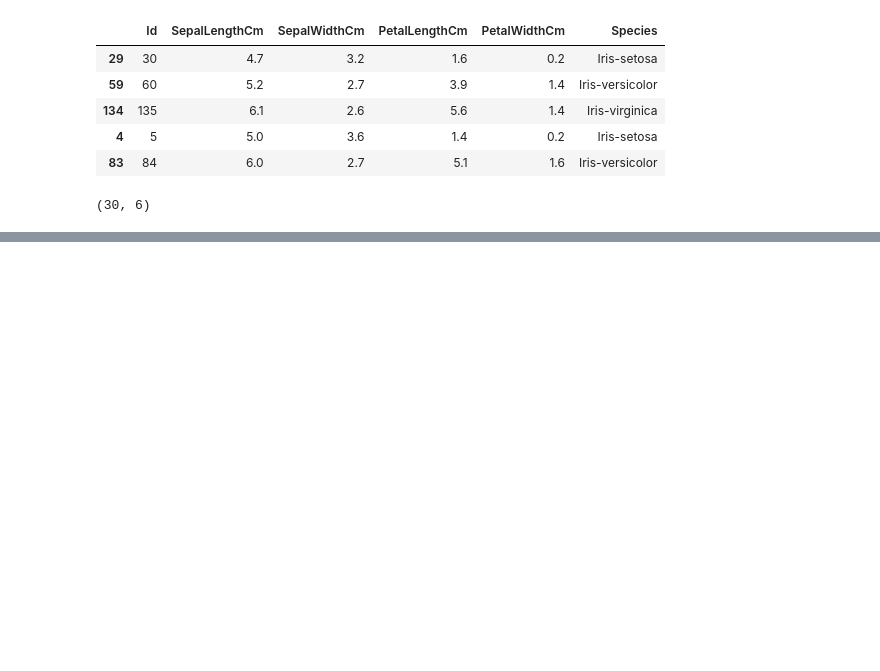
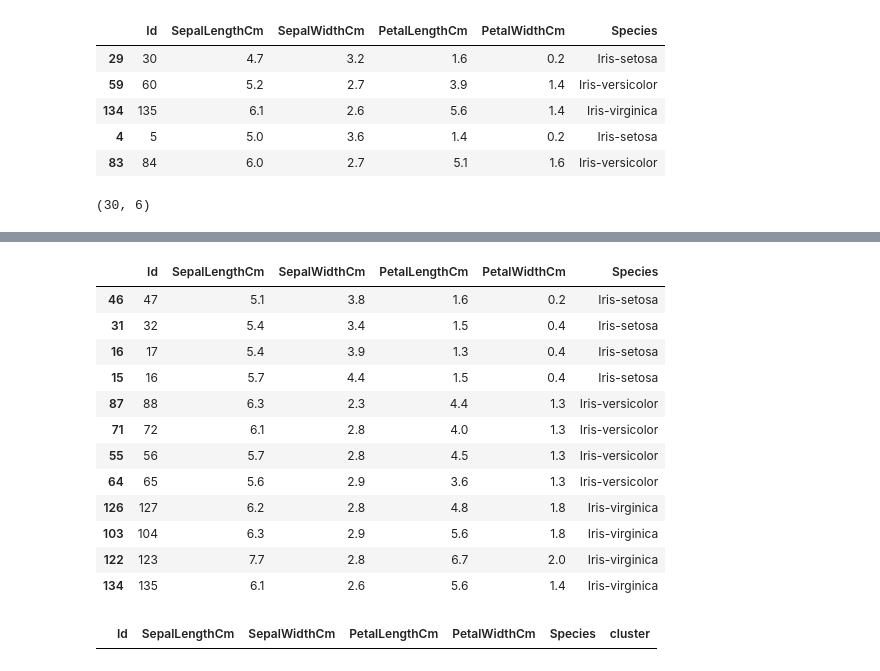
Before and after one commit to ramon-santana-silva/pythonCase, a Jupyter notebook: AmostragemSimples.ipynb, the cells around one changed output, grey strips where cells are left out. Cells and saved outputs as stored; diff of their text form; code cells hidden in the pictures; blank space fills up the shorter version.

```diff
--- a/AmostragemSimples.ipynb
+++ b/AmostragemSimples.ipynb
@@ -35,0 +65,37 @@ amostra_simples.shape
+# %%
+# selecionar de forma aleatoria 2 elementos de cada grupo
+iris_df.groupby('Species',group_keys=False).apply(lambda x: x.sample(4))
+# %% [output]
+|  | Id | SepalLengthCm | SepalWidthCm | PetalLengthCm | PetalWidthCm | Species |
+| 46 | 47 | 5.1 | 3.8 | 1.6 | 0.2 | Iris-setosa |
+| 31 | 32 | 5.4 | 3.4 | 1.5 | 0.4 | Iris-setosa |
+| 16 | 17 | 5.4 | 3.9 | 1.3 | 0.4 | Iris-setosa |
+| 15 | 16 | 5.7 | 4.4 | 1.5 | 0.4 | Iris-setosa |
+| 87 | 88 | 6.3 | 2.3 | 4.4 | 1.3 | Iris-versicolor |
+| 71 | 72 | 6.1 | 2.8 | 4.0 | 1.3 | Iris-versicolor |
+| 55 | 56 | 5.7 | 2.8 | 4.5 | 1.3 | Iris-versicolor |
+| 64 | 65 | 5.6 | 2.9 | 3.6 | 1.3 | Iris-versicolor |
+| 126 | 127 | 6.2 | 2.8 | 4.8 | 1.8 | Iris-virginica |
+| 103 | 104 | 6.3 | 2.9 | 5.6 | 1.8 | Iris-virginica |
+| 122 | 123 | 7.7 | 2.8 | 6.7 | 2.0 | Iris-virginica |
+| 134 | 135 | 6.1 | 2.6 | 5.6 | 1.4 | Iris-virginica |
+# %%
+#amostragem clusterizada - criar uma função que devolve uma amostra clusterizada
+def amostra_cluster(df, n_por_cluster, num_cluster):
+  N =len(df)
+  K=int(N/n_por_cluster)
+  data= None
+  for k in range(K):
+    sample_k = df.sample(n_por_cluster)
+    sample_k['cluster']=np.repeat(K, len(sample_k))
+    df = df.drop(index = sample_k.index)
+    data = pd.concat([data,sample_k], axis=0)
+
+  escolha_cluster_aleatorio = np.random.randint(0,K, size= num_cluster)
+  samples= data[data.cluster.isin(escolha_cluster_aleatorio)]
+  return(samples)
+
+sample = amostra_cluster(df= iris_df, n_por_cluster=30, num_cluster=2)
+sample
+# %% [output]
+|  | Id | SepalLengthCm | SepalWidthCm | PetalLengthCm | PetalWidthCm | Species | cluster |
```
Also changed, not shown: parts of 1 cell of this notebook.
